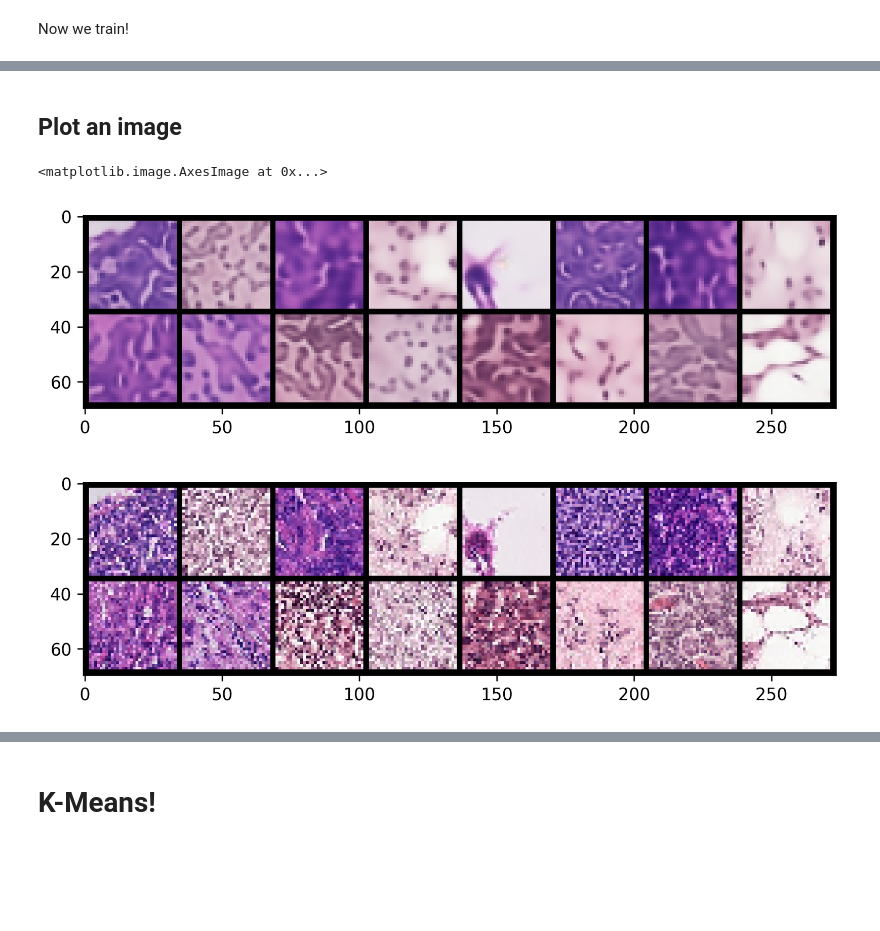
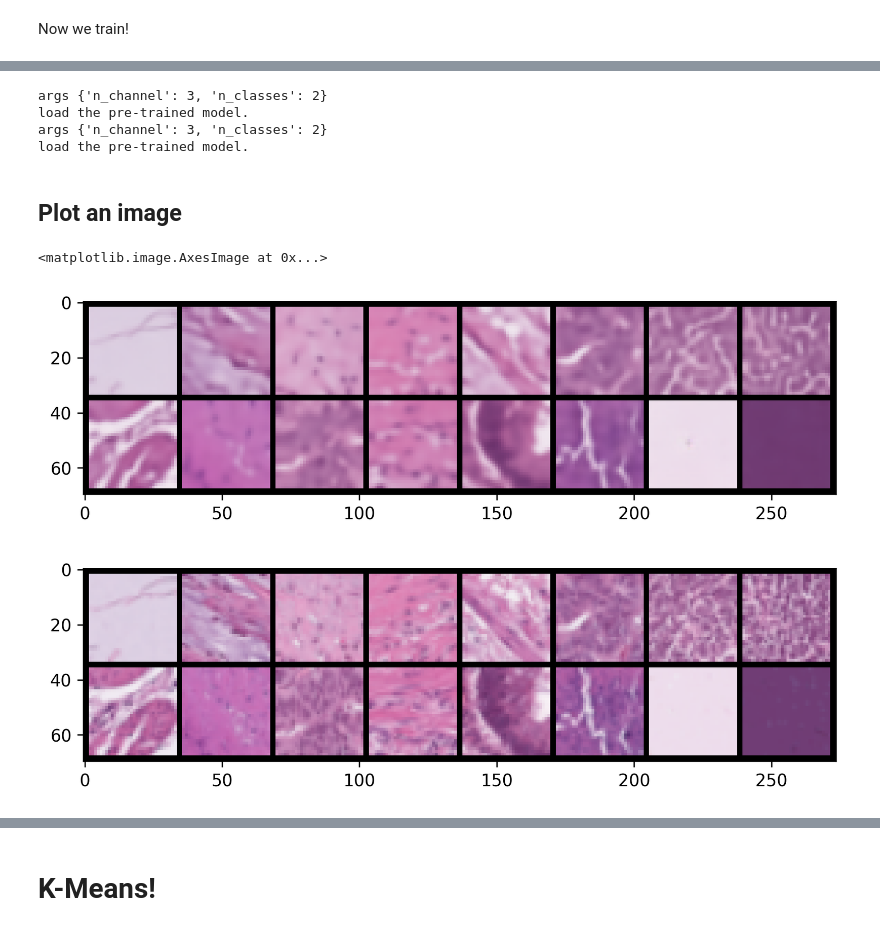
Before and after one commit to usama13o/GCNs, a Jupyter notebook: VAE_implementation_in_PyTorch_Lightning.ipynb, the cells around one changed output, grey strips where cells are left out. Cells and saved outputs as stored; diff of their text form; code cells hidden in the pictures; blank space fills up the shorter version.

```diff
--- a/VAE_implementation_in_PyTorch_Lightning.ipynb
+++ b/VAE_implementation_in_PyTorch_Lightning.ipynb
@@ -758,47 +1108,60 @@ LOCAL_RANK: 0 - CUDA_VISIBLE_DEVICES: [0,1]
+# %%
+
+model = deeplab(args={'n_channel': 3, 'n_classes': 2})
+vae = model.load_from_checkpoint("/home/uz1/projects/GCN/logging/PathMNIST/epoch=244-step=172234.ckpt")
+# %% [output]
+args {'n_channel': 3, 'n_classes': 2}
+load the pre-trained model.
+args {'n_channel': 3, 'n_classes': 2}
+load the pre-trained model.
 # %%
 
 vae = VAE(input_height=data[0][0].shape[1], latent_dim=1024)
-vae = vae.load_from_checkpoint("/home/uz1/projects/GCN/logging/epoch=20-step=172031.ckpt")
+vae = vae.load_from_checkpoint("/home/uz1/projects/GCN/logging/epoch=128-step=45278.ckpt")
 # %% [markdown]
 ## Plot an image
 # %%
 from matplotlib.pyplot import imshow, figure
 import numpy as np
 from torchvision.utils import make_grid
 from pl_bolts.transforms.dataset_normalizations import cifar10_normalization
 
 figure(figsize=(8, 3), dpi=300)
 # real teest data
 num_preds = 16
 test = [data[x][0] for x in range(num_preds)]
 test = torch.stack(test, 0).to(vae.device)
-x_encoded = vae.encoder(test)
+if vae.__class__.__name__ == "VAE":
+    x_encoded = vae.encoder(test)
 
-mu, log_var = vae.fc_mu(x_encoded), vae.fc_var(x_encoded)
-std = torch.exp(log_var / 2)
-# Z COMES FROM NORMAL(0, 1)
-p = torch.distributions.Normal(mu, std)
-z = p.rsample()
+    mu, log_var = vae.fc_mu(x_encoded), vae.fc_var(x_encoded)
+    std = torch.exp(log_var / 2)
+    # Z COMES FROM NORMAL(0, 1)
+    p = torch.distributions.Normal(mu, std)
+    z = p.rsample()
 
-# SAMPLE IMAGES
-with torch.no_grad():
-    pred = vae.decoder(z.to(vae.device)).cpu()
+    # SAMPLE IMAGES
+    with torch.no_grad():
+        pred = vae.decoder(z.to(vae.device)).cpu()
+elif vae.__class__.__name__ == "deeplab":
+    with torch.no_grad():
+        pred = vae(test).cpu()
 
 # UNDO DATA NORMALIZATION
 # normalize = cifar10_normalization()
 # mean, std = np.array(normalize.mean), np.array(normalize.std)
 img = make_grid(pred).permute(1, 2, 0).numpy() * 1  # std + mean
 
 # PLOT IMAGES
 imshow(img)
 
 figure(figsize=(8, 3), dpi=300)
 img_ = make_grid(test).permute(1, 2, 0).numpy() * 1  # std + mean
 imshow(img_)
 # %% [output]
 <matplotlib.image.AxesImage at 0x...>
-[figure, old version]
+[figure, new version]
-[figure, old version]
+[figure, new version]
 # %%
 #view samples in test set
 img = make_grid(test).permute(1, 2, 0).numpy() * 1  # std + mean
```
Also changed, not shown: parts of 70 cells of this notebook, 7 other files.
